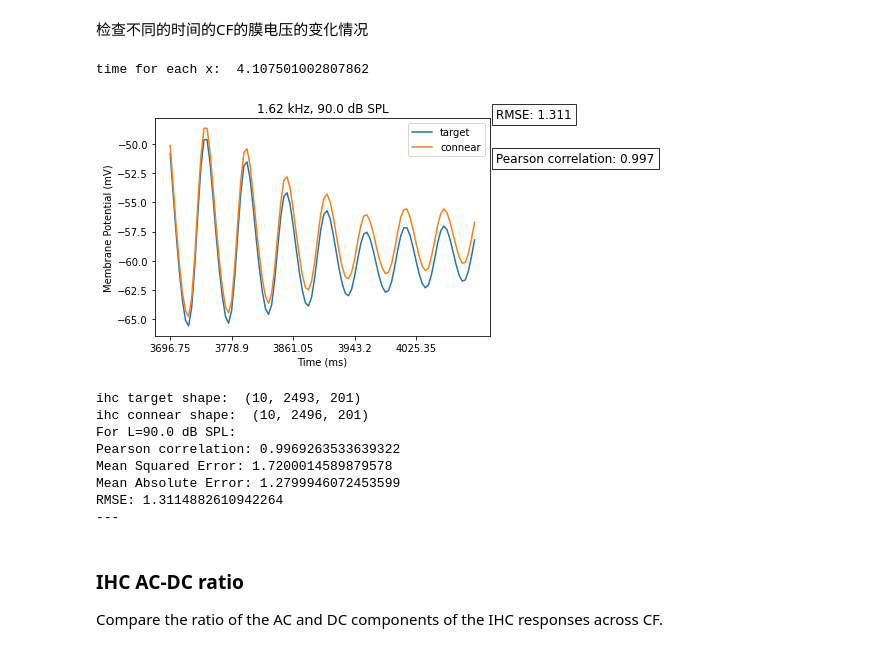
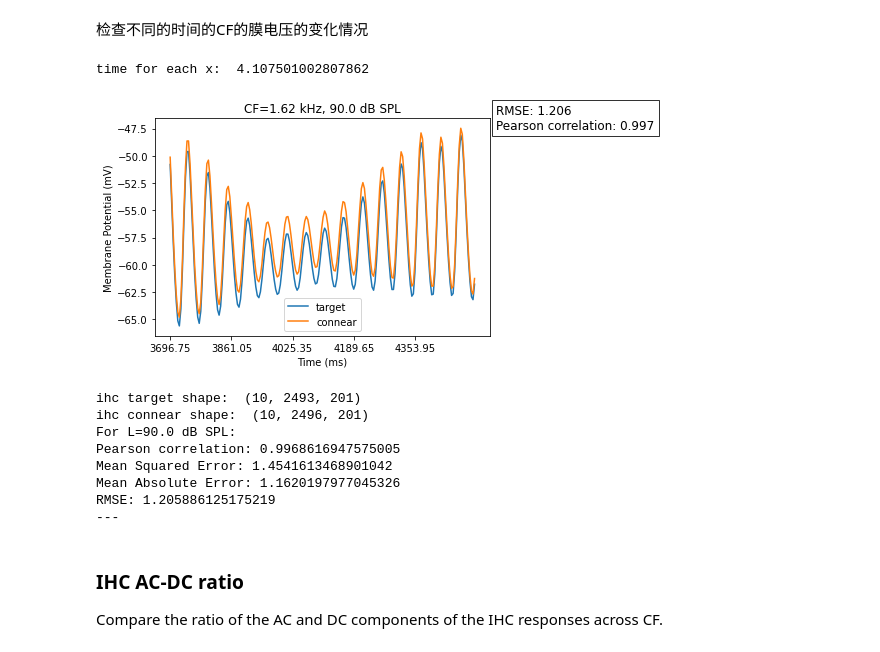
Before and after one commit to xuhe2/CoNNear_IHC-ANF, a Jupyter notebook: connear_notebook.ipynb, the cells around one changed output. Drawn from its saved outputs; the diff is of its cells as text; code cells hidden in the pictures.

```diff
--- a/connear_notebook.ipynb
+++ b/connear_notebook.ipynb
@@ -516,49 +516,51 @@ l = 9
 time_for_each_x = stim_dur/len(ihc_target[l, :, 0])*1e3
 print('time for each x: ', time_for_each_x)
 
 cf_check = 100
 left_time = 900
-right_time = 1000
+right_time = 1100
 
 diff = compare_mean_output(ihc_target[l, left_time:right_time, cf_check]*1e3, ihc_connear[l, left_time:right_time, cf_check]*1e3)
 
 plt.plot(ihc_target[l,left_time:right_time,cf_check]*1e3)
 plt.plot(ihc_connear[l,left_time:right_time,cf_check]*1e3)
 # 设置X轴内容,是stim_dur/time_for_each_x
-x_ticks = np.arange(left_time, right_time, 20)*time_for_each_x
+num_of_ticks = 5
+x_ticks = np.arange(left_time, right_time, int((right_time-left_time)/num_of_ticks))*time_for_each_x
 x_ticks = np.round(x_ticks, 2)
-plt.xticks(np.arange(0, right_time - left_time, 20), x_ticks)
+plt.xticks(np.arange(0, right_time - left_time, int((right_time-left_time)/num_of_ticks)), x_ticks)
 
 plt.legend(['target', 'connear'])
 plt.xlabel('Time (ms)')
 plt.ylabel('Membrane Potential (mV)')
-plt.title(f'{CF_connear[cf_check]/1e3:.2f} kHz, {L[l]} dB SPL')
+plt.title(f'CF={CF_connear[cf_check]/1e3:.2f} kHz, {L[l]} dB SPL')
 # 添加 RMSE 指标
-plt.text(1.02, 1, f'RMSE: {diff["rmse"]:.3f}', transform=plt.gca().transAxes, fontsize=12,
-         bbox=dict(facecolor='white', alpha=0.8))
-# 添加Pearson correlation coefficient
-plt.text(1.02, 0.8, f'Pearson correlation: {diff["pearson_corr"]:.3f}', transform=plt.gca().transAxes, fontsize=12,
+text_content:str = f"""
+RMSE: {diff["rmse"]:.3f}
+Pearson correlation: {diff["pearson_corr"]:.3f}
+""".strip()
+plt.text(1.02, 0.95, text_content, transform=plt.gca().transAxes, fontsize=12,
          bbox=dict(facecolor='white', alpha=0.8))
 plt.show()
 
 print('ihc target shape: ', ihc_target.shape)
 print('ihc connear shape: ', ihc_connear.shape)
 print(f'For L={L[l]} dB SPL:')
 print(f'Pearson correlation: {diff["pearson_corr"]}')
 print(f'Mean Squared Error: {diff["mse"]}')
 print(f'Mean Absolute Error: {diff["mae"]}')
 print(f'RMSE: {diff["rmse"]}')
 print('---')
 # %% [output]
 time for each x:  4.107501002807862
-[figure, old version]
+[figure, new version]
 ihc target shape:  (10, 2493, 201)
 ihc connear shape:  (10, 2496, 201)
 For L=90.0 dB SPL:
-Pearson correlation: 0.9969263533639322
-Mean Squared Error: 1.7200014589879578
-Mean Absolute Error: 1.2799946072453599
-RMSE: 1.3114882610942264
+Pearson correlation: 0.9968616947575005
+Mean Squared Error: 1.4541613468901042
+Mean Absolute Error: 1.1620197977045326
+RMSE: 1.205886125175219
 ---
 # %% [markdown]
 ### IHC AC-DC ratio
```
